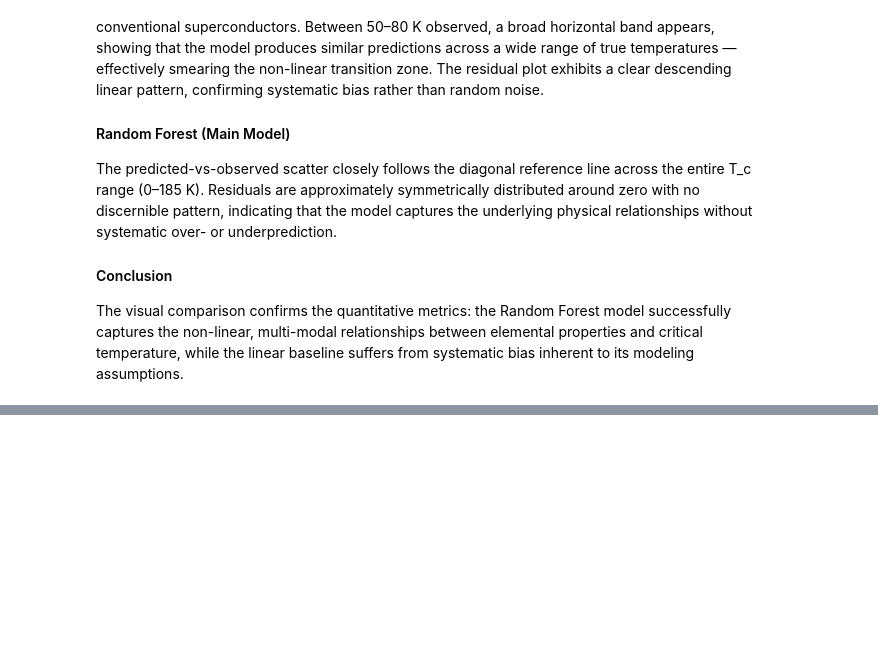
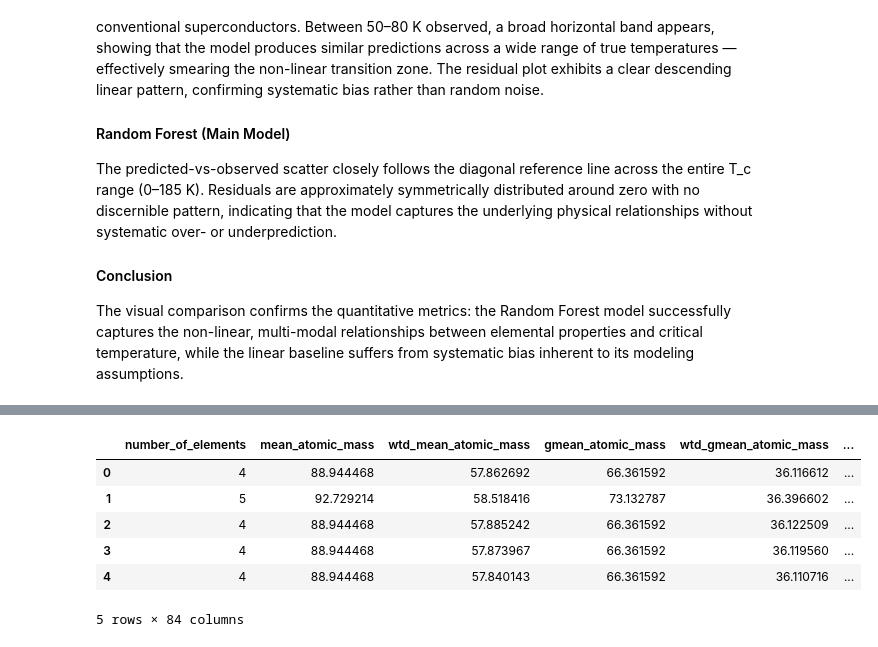
Before and after one commit to KKulmus/superconductor-tc-prediction, a Jupyter notebook: notebooks/02_Modeling.ipynb, the cells around one changed output, grey strips where cells are left out. Cells and saved outputs as stored; diff of their text form; code cells hidden in the pictures; blank space fills up the shorter version.

```diff
--- a/notebooks/02_Modeling.ipynb
+++ b/notebooks/02_Modeling.ipynb
@@ -119,0 +222,19 @@ its modeling assumptions.
+# %%
+df_material = pd.read_csv("../data/raw/unique_m.csv")
+df_material["is_cuprate"] = (df_material["Cu"] > 0) & (df_material["O"] > 0)
+df_material["is_iron_pnictide"] = (df_material["Fe"] > 0) & ((df_material["As"] > 0) | (df_material["Se"] > 0))
+
+# Add to df_train (same ordering of indices!)
+df_merged = df.copy()
+for col in ["is_cuprate", "is_iron_pnictide"]:
+    df_merged[col] = df_material[col].values
+
+df_merged.head()
+# %% [output]
+|  | number_of_elements | mean_atomic_mass | wtd_mean_atomic_mass | gmean_atomic_mass | wtd_gmean_atomic_mass | ... |
+| 0 | 4 | 88.944468 | 57.862692 | 66.361592 | 36.116612 | ... |
+| 1 | 5 | 92.729214 | 58.518416 | 73.132787 | 36.396602 | ... |
+| 2 | 4 | 88.944468 | 57.885242 | 66.361592 | 36.122509 | ... |
+| 3 | 4 | 88.944468 | 57.873967 | 66.361592 | 36.119560 | ... |
+| 4 | 4 | 88.944468 | 57.840143 | 66.361592 | 36.110716 | ... |
+5 rows × 84 columns
```
Also changed, not shown: parts of 9 cells of this notebook.
